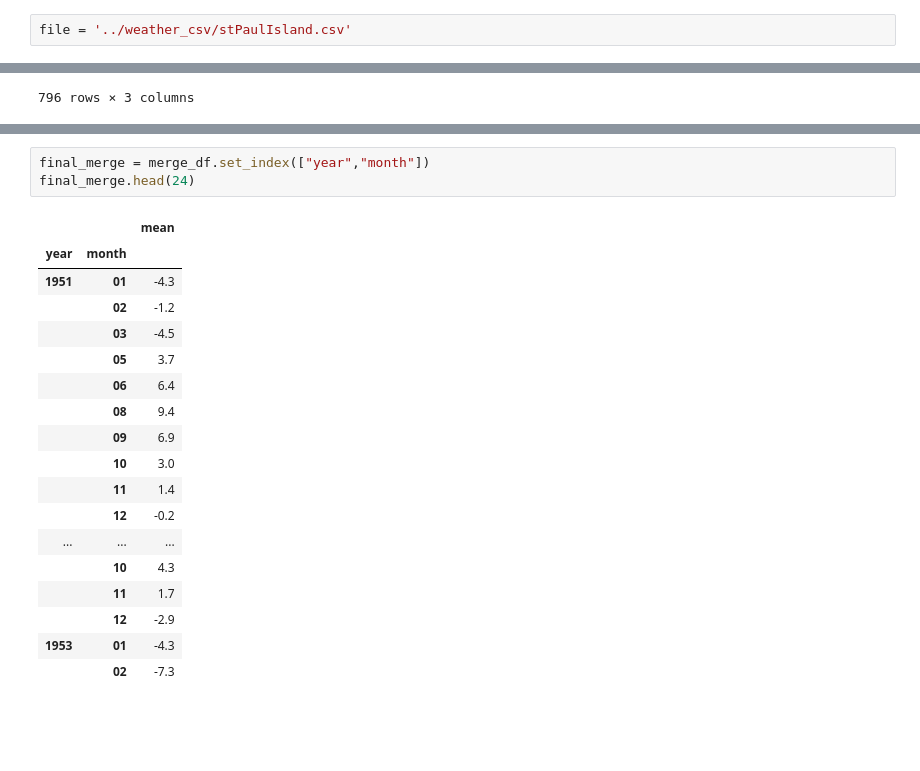
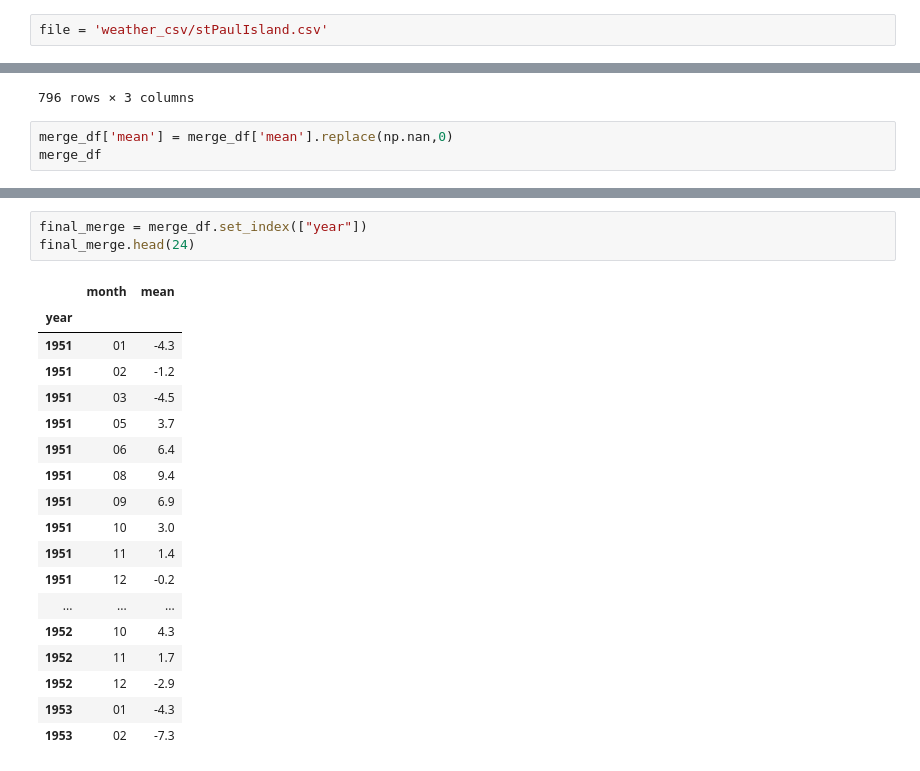
Before and after one commit to chrisbock76/PyWeatherman, a Jupyter notebook: stpaul.ipynb, the cells around one changed output, grey strips where cells are left out. Cells and saved outputs as stored; diff of their text form; blank space fills up the shorter version.

Commit message:
second commit for mean values 1951 to 1960, stpaulisland

```diff
--- a/stpaul.ipynb
+++ b/stpaul.ipynb
@@ -3,5 +4,5 @@ import pandas as pd
 # %%
-file = '../weather_csv/stPaulIsland.csv'
+file = 'weather_csv/stPaulIsland.csv'
 # %%
 stpaul = pd.read_csv(file)
 stpaul
@@ -86,3 +91,6 @@ merge_df
 | 794 | 2017 | 11 | 4.1 |
 | 795 | 2017 | 12 | -0.1 |
 796 rows × 3 columns
+# %%
+merge_df['mean'] = merge_df['mean'].replace(np.nan,0)
+merge_df
@@ -89,22 +111,22 @@ merge_df
 # %%
-final_merge = merge_df.set_index(["year","month"])
+final_merge = merge_df.set_index(["year"])
 final_merge.head(24)
 # %% [output]
-|  |  | mean |
-| year | month |  |
+|  | month | mean |
+| year |  |  |
 | 1951 | 01 | -4.3 |
-|  | 02 | -1.2 |
-|  | 03 | -4.5 |
-|  | 05 | 3.7 |
-|  | 06 | 6.4 |
-|  | 08 | 9.4 |
-|  | 09 | 6.9 |
-|  | 10 | 3.0 |
-|  | 11 | 1.4 |
-|  | 12 | -0.2 |
+| 1951 | 02 | -1.2 |
+| 1951 | 03 | -4.5 |
+| 1951 | 05 | 3.7 |
+| 1951 | 06 | 6.4 |
+| 1951 | 08 | 9.4 |
+| 1951 | 09 | 6.9 |
+| 1951 | 10 | 3.0 |
+| 1951 | 11 | 1.4 |
+| 1951 | 12 | -0.2 |
 | ... | ... | ... |
-|  | 10 | 4.3 |
-|  | 11 | 1.7 |
-|  | 12 | -2.9 |
+| 1952 | 10 | 4.3 |
+| 1952 | 11 | 1.7 |
+| 1952 | 12 | -2.9 |
 | 1953 | 01 | -4.3 |
-|  | 02 | -7.3 |
+| 1953 | 02 | -7.3 |
```
Also changed, not shown: parts of 39 cells of this notebook.
